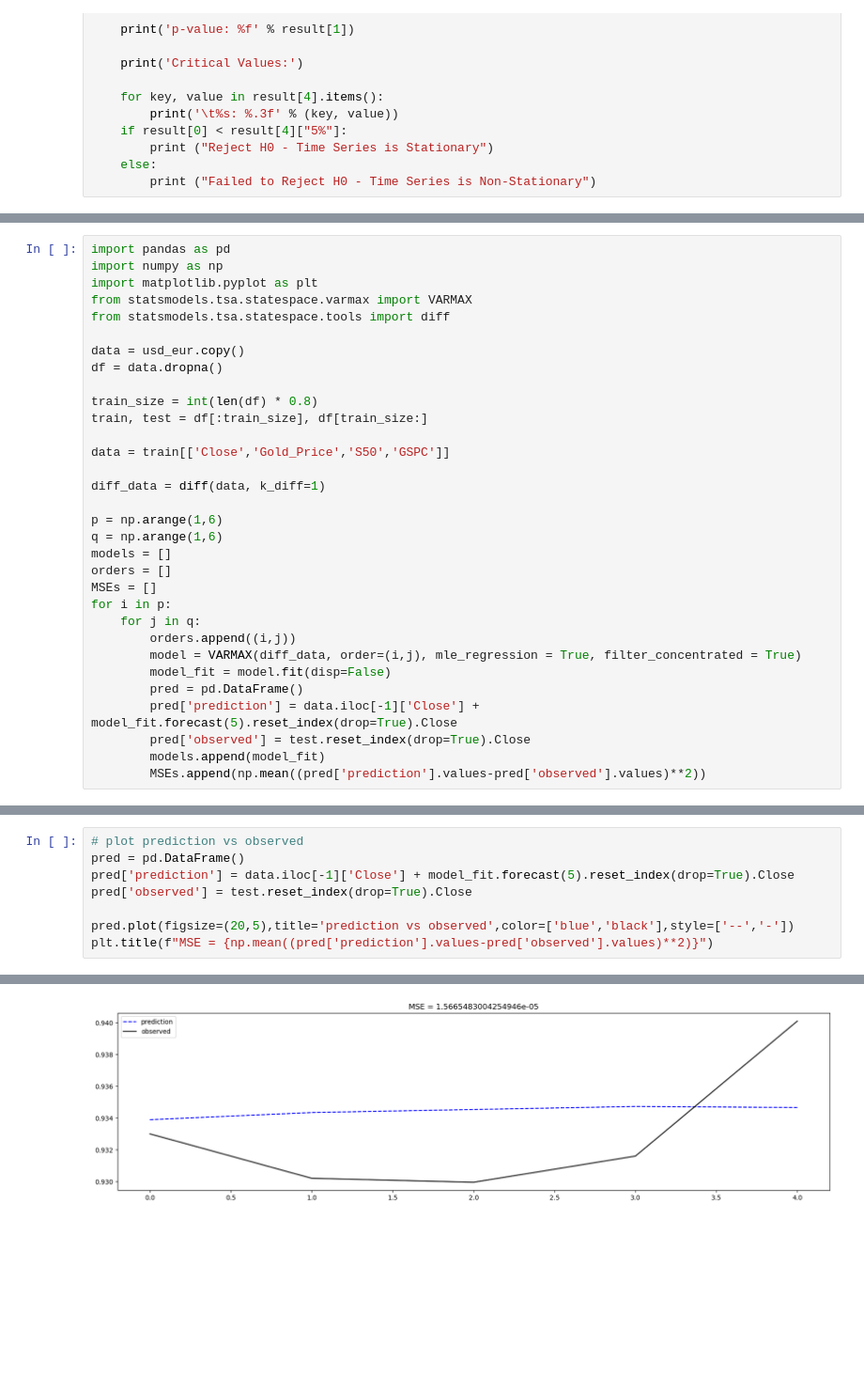
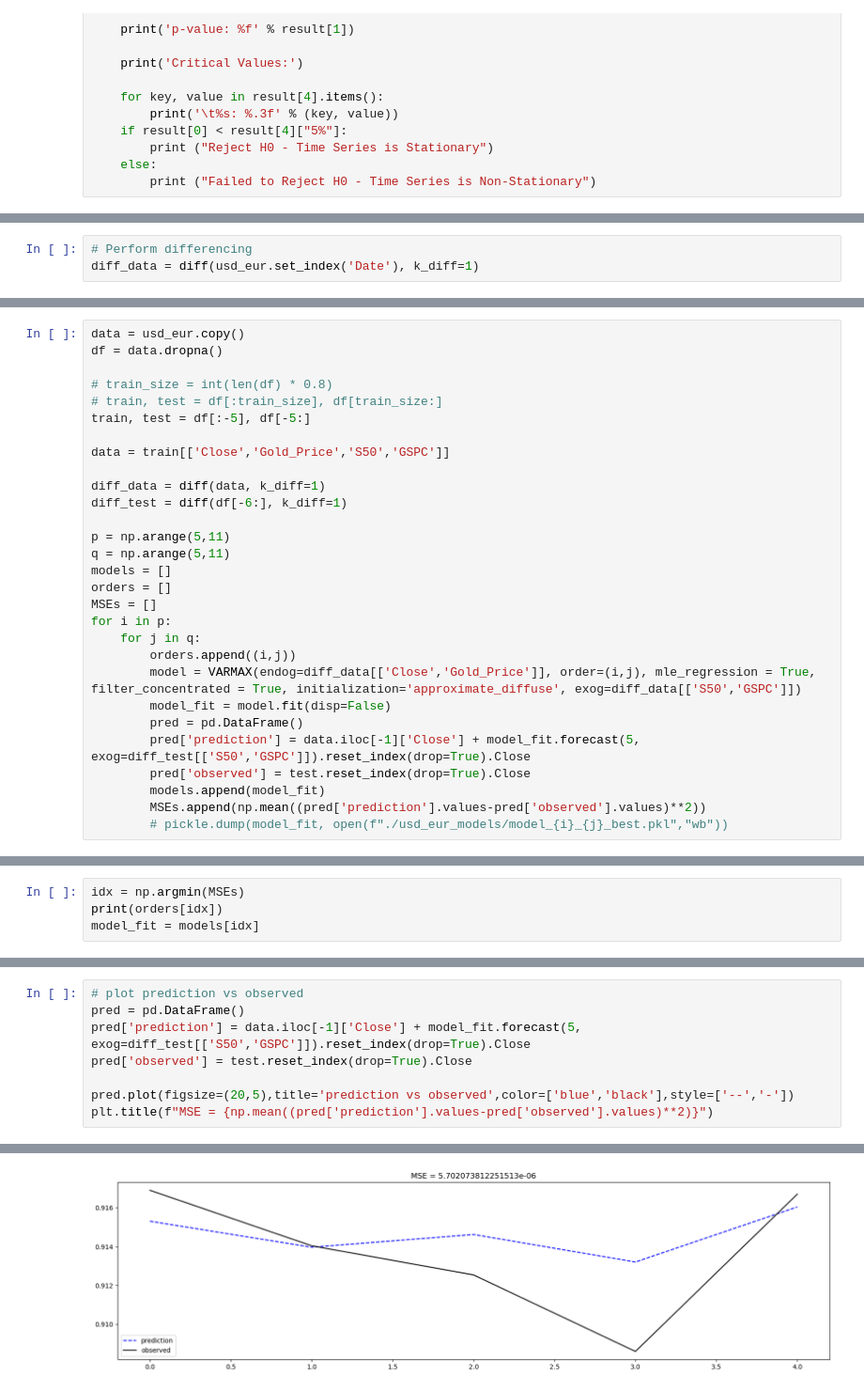
Before and after one commit to jdannem6/ML_Forex_Forecasting, a Jupyter notebook: VARIMA_usd_eur.ipynb, the cells around one changed output, grey strips where cells are left out. Shown at 94% size. Saved outputs shown, nothing was run; the diff lists cells and outputs as text; blank space fills up the shorter version.

```diff
--- a/VARIMA_usd_eur.ipynb
+++ b/VARIMA_usd_eur.ipynb
@@ -99,0 +106,3 @@ USD/EUR: (247, 5)
+# %%
+# Perform differencing
+diff_data = diff(usd_eur.set_index('Date'), k_diff=1)
@@ -100,32 +165,29 @@ USD/EUR: (247, 5)
 # %%
-import pandas as pd
-import numpy as np
-import matplotlib.pyplot as plt
-from statsmodels.tsa.statespace.varmax import VARMAX
-from statsmodels.tsa.statespace.tools import diff
-
 data = usd_eur.copy()
 df = data.dropna()
 
-train_size = int(len(df) * 0.8)
-train, test = df[:train_size], df[train_size:]
+# train_size = int(len(df) * 0.8)
+# train, test = df[:train_size], df[train_size:]
+train, test = df[:-5], df[-5:]
 
 data = train[['Close','Gold_Price','S50','GSPC']]
 
 diff_data = diff(data, k_diff=1)
+diff_test = diff(df[-6:], k_diff=1)
 
-p = np.arange(1,6)
-q = np.arange(1,6)
+p = np.arange(5,11)
+q = np.arange(5,11)
 models = []
 orders = []
 MSEs = []
 for i in p:
     for j in q:
         orders.append((i,j))
-        model = VARMAX(diff_data, order=(i,j), mle_regression = True, filter_concentrated = True)
+        model = VARMAX(endog=diff_data[['Close','Gold_Price']], order=(i,j), mle_regression = True, filter_concentrated = True, initialization='approximate_diffuse', exog=diff_data[['S50','GSPC']])
         model_fit = model.fit(disp=False)
         pred = pd.DataFrame()
-        pred['prediction'] = data.iloc[-1]['Close'] + model_fit.forecast(5).reset_index(drop=True).Close
+        pred['prediction'] = data.iloc[-1]['Close'] + model_fit.forecast(5, exog=diff_test[['S50','GSPC']]).reset_index(drop=True).Close
         pred['observed'] = test.reset_index(drop=True).Close
         models.append(model_fit)
         MSEs.append(np.mean((pred['prediction'].values-pred['observed'].values)**2))
+        # pickle.dump(model_fit, open(f"./usd_eur_models/model_{i}_{j}_best.pkl","wb"))
@@ -143,0 +194,4 @@ model_fit = models[10]
+# %%
+idx = np.argmin(MSEs)
+print(orders[idx])
+model_fit = models[idx]
@@ -144,7 +200,7 @@ model_fit = models[10]
 # %%
 # plot prediction vs observed
 pred = pd.DataFrame()
-pred['prediction'] = data.iloc[-1]['Close'] + model_fit.forecast(5).reset_index(drop=True).Close
+pred['prediction'] = data.iloc[-1]['Close'] + model_fit.forecast(5, exog=diff_test[['S50','GSPC']]).reset_index(drop=True).Close
 pred['observed'] = test.reset_index(drop=True).Close
 
 pred.plot(figsize=(20,5),title='prediction vs observed',color=['blue','black'],style=['--','-'])
@@ -154,4 +210,4 @@ Text(0.5, 1.0, 'MSE = 1.5665483004254946e-05')
-[figure, old version]
+[figure, new version]
 # %%
 print(pred)
 # %% [output]
```
Also changed, not shown: parts of 21 cells of this notebook.
